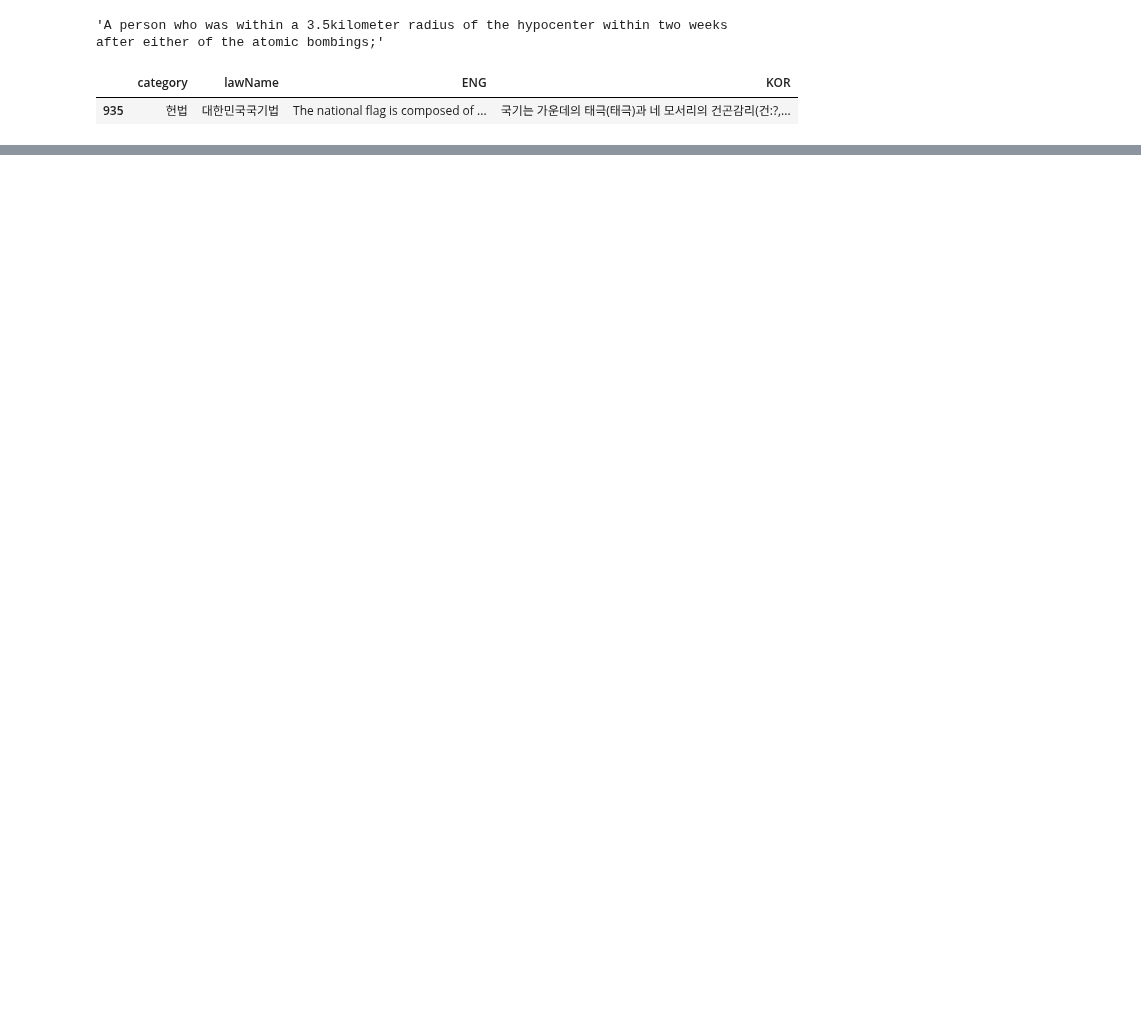
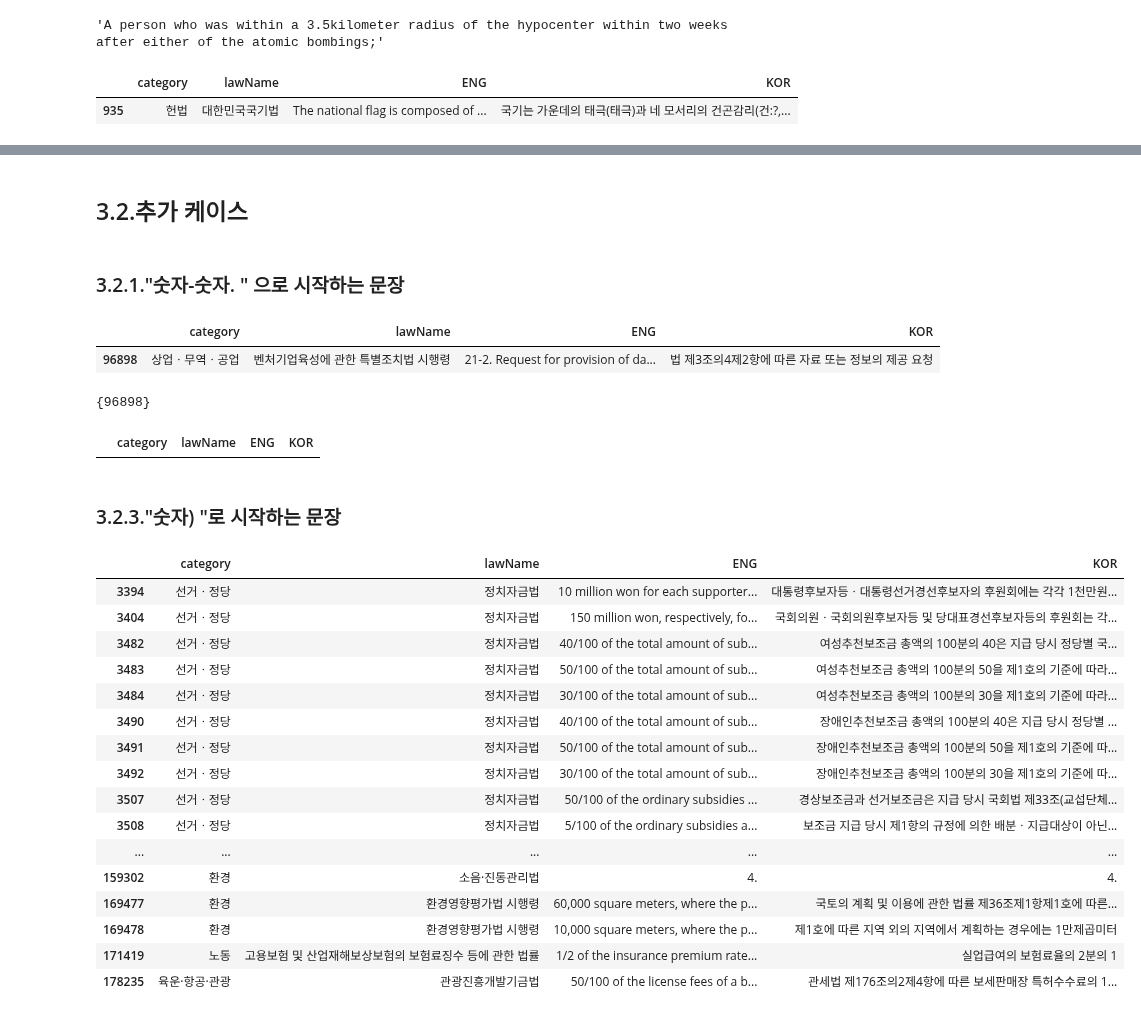
Before and after one commit to tjtmddnjswkd/capstone, a Jupyter notebook: preprocessing_new.ipynb, the cells around one changed output, grey strips where cells are left out. Cells and saved outputs as stored; diff of their text form; code cells hidden in the pictures; blank space fills up the shorter version.

```diff
--- a/preprocessing_new.ipynb
+++ b/preprocessing_new.ipynb
@@ -474,0 +603,4 @@ df_pre3.loc[df_pre3.KOR.str.contains("\?")]
+# %% [markdown]
+## 3.2.추가 케이스
+# %% [markdown]
+### 3.2.1."숫자-숫자. " 으로 시작하는 문장
@@ -474,0 +610,9 @@ df_pre3.loc[df_pre3.KOR.str.contains("\?")]
+# %%
+df_pre4.loc[list(set(dash_num_eng_idx)-set(dash_num_kor_idx)), :]
+# %% [output]
+|  | category | lawName | ENG | KOR |
+| 96898 | 상업ㆍ무역ㆍ공업 | 벤처기업육성에 관한 특별조치법 시행령 | 21-2. Request for provision of da... | 법 제3조의4제2항에 따른 자료 또는 정보의 제공 요청 |
+# %%
+set(dash_num_eng_idx)-set(dash_num_kor_idx)
+# %% [output]
+{96898}
@@ -474,0 +622,26 @@ df_pre3.loc[df_pre3.KOR.str.contains("\?")]
+# %%
+df_pre4.loc[df_pre4.ENG.str.contains("^[\d]+-[\d]+\.\s")]
+# %% [output]
+|  | category | lawName | ENG | KOR |
+# %% [markdown]
+### 3.2.3."숫자) "로 시작하는 문장
+# %%
+df_pre4.loc[df_pre4.ENG.str.contains("^\d")]
+# %% [output]
+|  | category | lawName | ENG | KOR |
+| 3394 | 선거ㆍ정당 | 정치자금법 | 10 million won for each supporter... | 대통령후보자등ㆍ대통령선거경선후보자의 후원회에는 각각 1천만원... |
+| 3404 | 선거ㆍ정당 | 정치자금법 | 150 million won, respectively, fo... | 국회의원ㆍ국회의원후보자등 및 당대표경선후보자등의 후원회는 각... |
+| 3482 | 선거ㆍ정당 | 정치자금법 | 40/100 of the total amount of sub... | 여성추천보조금 총액의 100분의 40은 지급 당시 정당별 국... |
+| 3483 | 선거ㆍ정당 | 정치자금법 | 50/100 of the total amount of sub... | 여성추천보조금 총액의 100분의 50을 제1호의 기준에 따라... |
+| 3484 | 선거ㆍ정당 | 정치자금법 | 30/100 of the total amount of sub... | 여성추천보조금 총액의 100분의 30을 제1호의 기준에 따라... |
+| 3490 | 선거ㆍ정당 | 정치자금법 | 40/100 of the total amount of sub... | 장애인추천보조금 총액의 100분의 40은 지급 당시 정당별 ... |
+| 3491 | 선거ㆍ정당 | 정치자금법 | 50/100 of the total amount of sub... | 장애인추천보조금 총액의 100분의 50을 제1호의 기준에 따... |
+| 3492 | 선거ㆍ정당 | 정치자금법 | 30/100 of the total amount of sub... | 장애인추천보조금 총액의 100분의 30을 제1호의 기준에 따... |
+| 3507 | 선거ㆍ정당 | 정치자금법 | 50/100 of the ordinary subsidies ... | 경상보조금과 선거보조금은 지급 당시 국회법 제33조(교섭단체... |
+| 3508 | 선거ㆍ정당 | 정치자금법 | 5/100 of the ordinary subsidies a... | 보조금 지급 당시 제1항의 규정에 의한 배분ㆍ지급대상이 아닌... |
+| ... | ... | ... | ... | ... |
+| 159302 | 환경 | 소음·진동관리법 | 4. | 4. |
+| 169477 | 환경 | 환경영향평가법 시행령 | 60,000 square meters, where the p... | 국토의 계획 및 이용에 관한 법률 제36조제1항제1호에 따른... |
+| 169478 | 환경 | 환경영향평가법 시행령 | 10,000 square meters, where the p... | 제1호에 따른 지역 외의 지역에서 계획하는 경우에는 1만제곱미터 |
+| 171419 | 노동 | 고용보험 및 산업재해보상보험의 보험료징수 등에 관한 법률 | 1/2 of the insurance premium rate... | 실업급여의 보험료율의 2분의 1 |
+| 178235 | 육운·항공·관광 | 관광진흥개발기금법 | 50/100 of the license fees of a b... | 관세법 제176조의2제4항에 따른 보세판매장 특허수수료의 1... |
```
Also changed, not shown: parts of 44 cells of this notebook.
